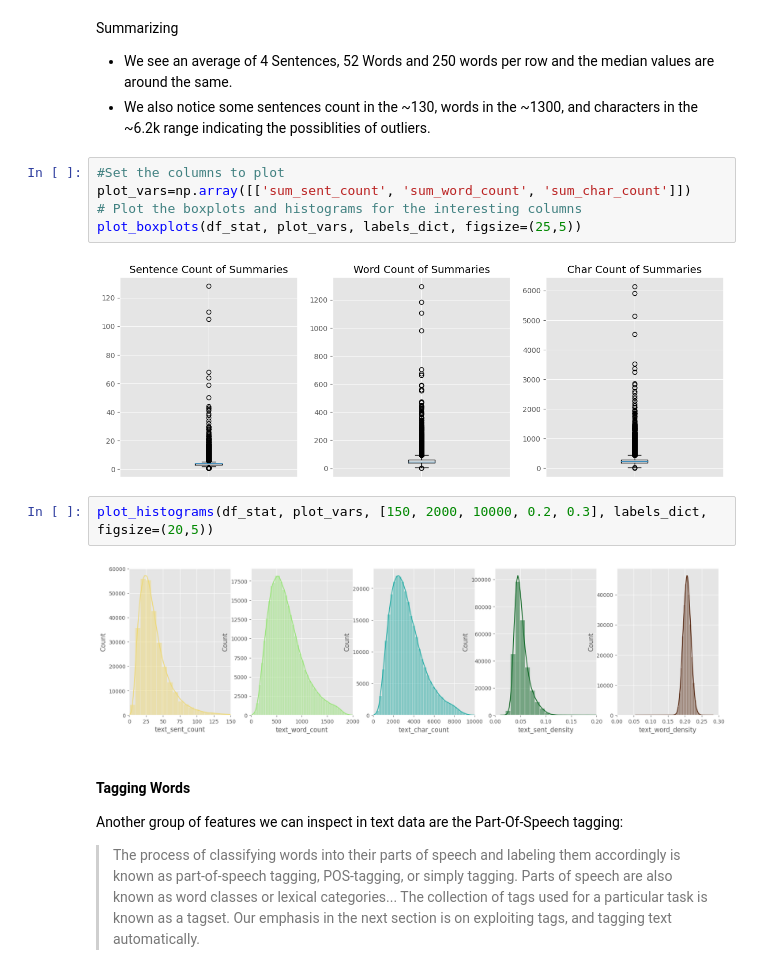
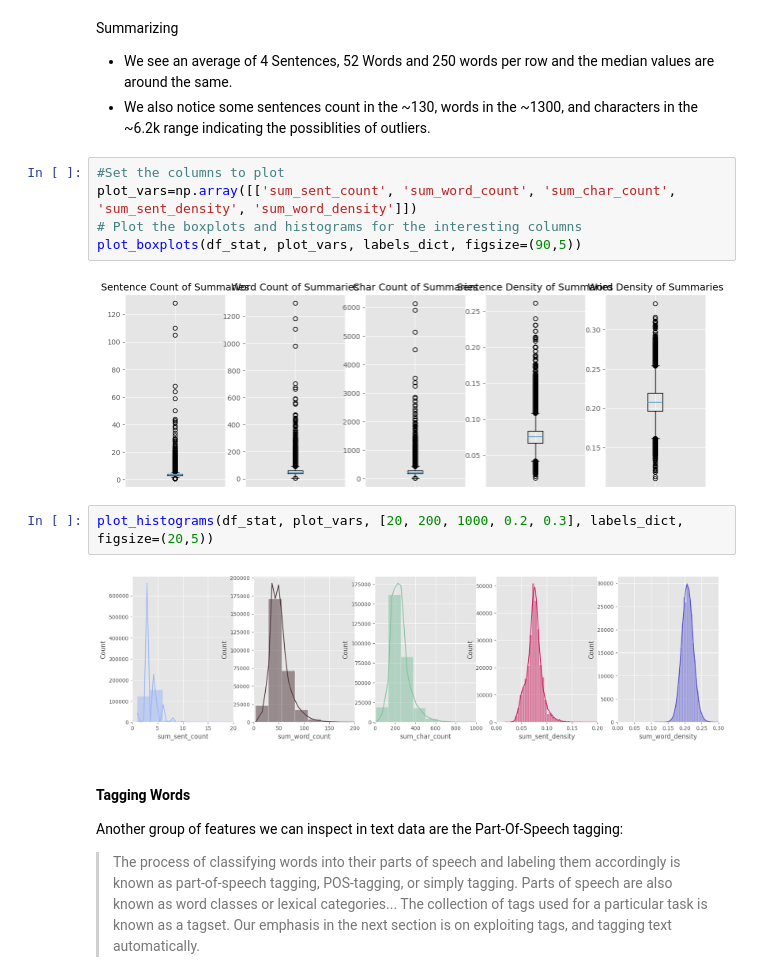
Before and after one commit to Aditya190600/SummaryGen, a Jupyter notebook: notebook/EDA.ipynb, the cells around one changed output. Saved outputs shown, nothing was run; the diff lists cells and outputs as text.

```diff
--- a/notebook/EDA.ipynb
+++ b/notebook/EDA.ipynb
@@ -427,15 +427,15 @@ Summarizing
 * We also notice some sentences count in the ~130, words in the ~1300, and characters in the ~6.2k range indicating the possiblities of outliers.
 # %%
 #Set the columns to plot
-plot_vars=np.array([['sum_sent_count', 'sum_word_count', 'sum_char_count']])
+plot_vars=np.array([['sum_sent_count', 'sum_word_count', 'sum_char_count', 'sum_sent_density', 'sum_word_density']])
 # Plot the boxplots and histograms for the interesting columns
-plot_boxplots(df_stat, plot_vars, labels_dict, figsize=(25,5))
+plot_boxplots(df_stat, plot_vars, labels_dict, figsize=(90,5))
 # %% [output]
-[figure, old version]
+[figure, new version]
 # %%
-plot_histograms(df_stat, plot_vars, [150, 2000, 10000, 0.2, 0.3], labels_dict, figsize=(20,5))
+plot_histograms(df_stat, plot_vars, [20, 200, 1000, 0.2, 0.3], labels_dict, figsize=(20,5))
 # %% [output]
-[figure, old version]
+[figure, new version]
 # %% [markdown]
 #### Tagging Words
 
```
Also changed, not shown: parts of 14 cells of this notebook.
